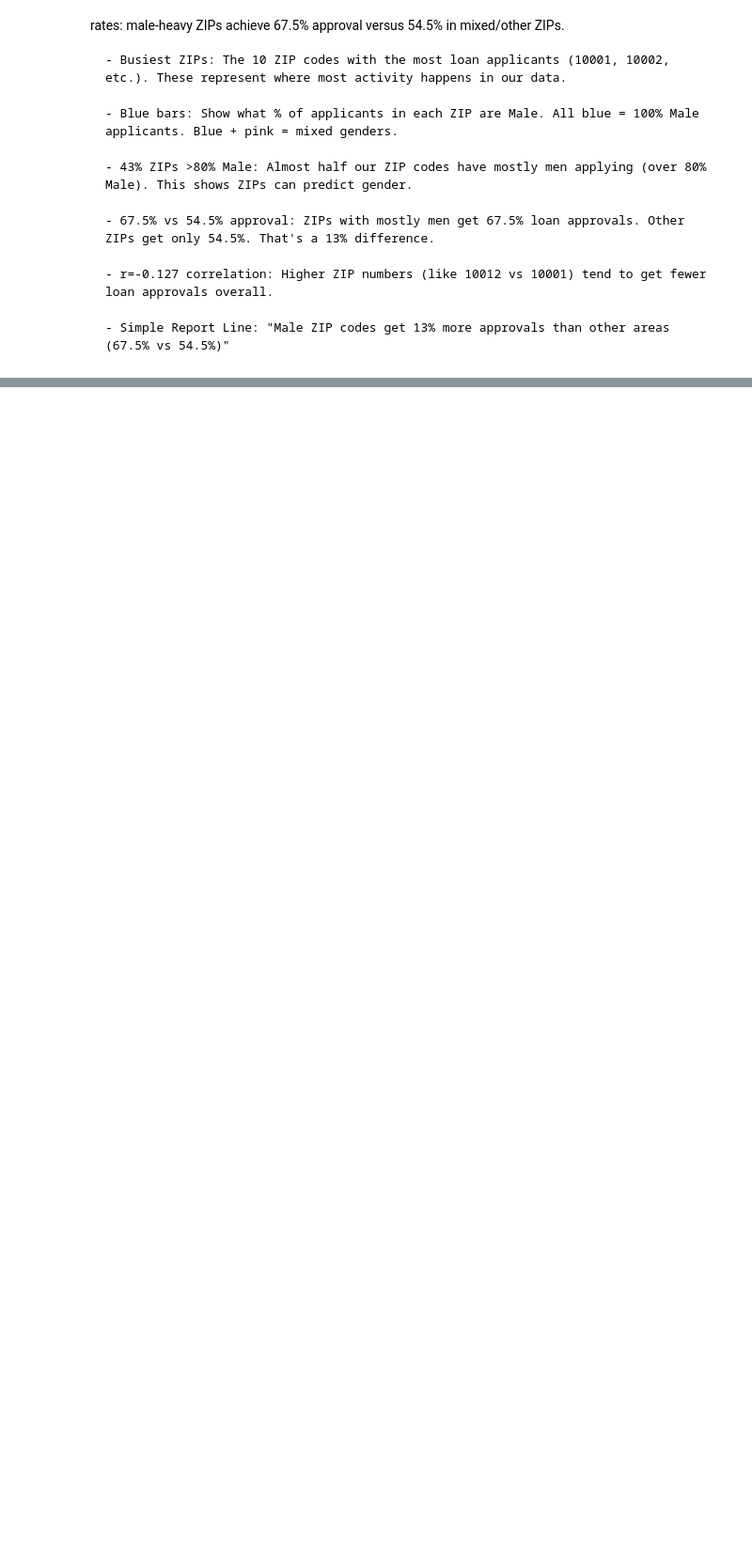
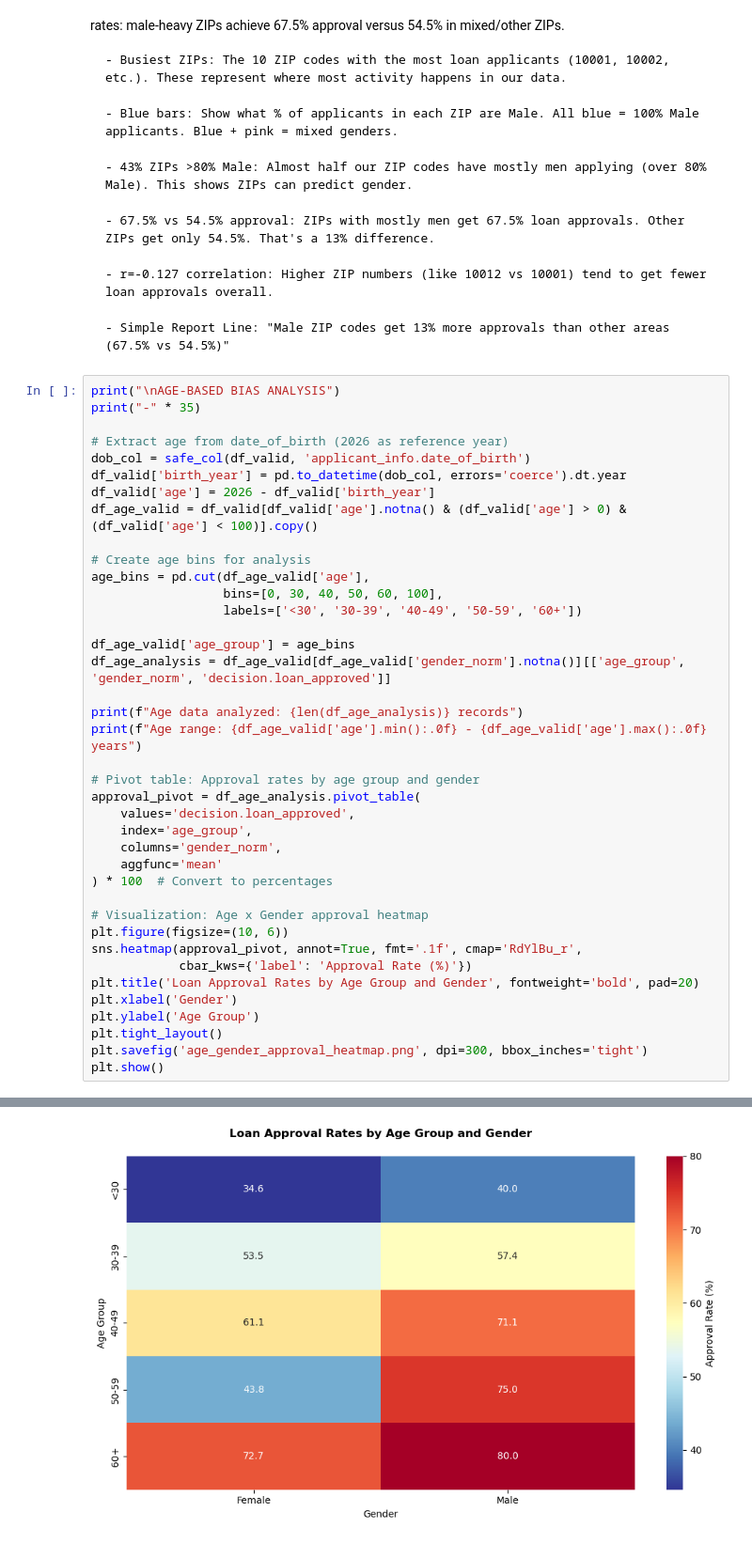
Before and after one commit to korbidietl/dego_gp_txc1, a Jupyter notebook: notebooks/02-bias-analysis.ipynb, the cells around one changed output, grey strips where cells are left out. Shown at 94% size. Saved outputs shown, nothing was run; the diff lists cells and outputs as text; blank space fills up the shorter version.

Commit message:
Age x Gender approval heatmap
Age analysis

```diff
--- a/notebooks/02-bias-analysis.ipynb
+++ b/notebooks/02-bias-analysis.ipynb
@@ -327,3 +327,43 @@ Our ZIP proxy analysis reveals clear geographic patterns acting as indirect sign
     - r=-0.127 correlation: Higher ZIP numbers (like 10012 vs 10001) tend to get fewer loan approvals overall.
 
     - Simple Report Line: "Male ZIP codes get 13% more approvals than other areas (67.5% vs 54.5%)"
+# %%
+print("\nAGE-BASED BIAS ANALYSIS")
+print("-" * 35)
+
+# Extract age from date_of_birth (2026 as reference year)
+dob_col = safe_col(df_valid, 'applicant_info.date_of_birth')
+df_valid['birth_year'] = pd.to_datetime(dob_col, errors='coerce').dt.year
+df_valid['age'] = 2026 - df_valid['birth_year']
+df_age_valid = df_valid[df_valid['age'].notna() & (df_valid['age'] > 0) & (df_valid['age'] < 100)].copy()
+
+# Create age bins for analysis
+age_bins = pd.cut(df_age_valid['age'],
+                  bins=[0, 30, 40, 50, 60, 100],
+                  labels=['<30', '30-39', '40-49', '50-59', '60+'])
+
+df_age_valid['age_group'] = age_bins
+df_age_analysis = df_age_valid[df_age_valid['gender_norm'].notna()][['age_group', 'gender_norm', 'decision.loan_approved']]
+
+print(f"Age data analyzed: {len(df_age_analysis)} records")
+print(f"Age range: {df_age_valid['age'].min():.0f} - {df_age_valid['age'].max():.0f} years")
+
+# Pivot table: Approval rates by age group and gender
+approval_pivot = df_age_analysis.pivot_table(
+    values='decision.loan_approved',
+    index='age_group',
+    columns='gender_norm',
+    aggfunc='mean'
+) * 100  # Convert to percentages
+
+# Visualization: Age x Gender approval heatmap
+plt.figure(figsize=(10, 6))
+sns.heatmap(approval_pivot, annot=True, fmt='.1f', cmap='RdYlBu_r',
+            cbar_kws={'label': 'Approval Rate (%)'})
+plt.title('Loan Approval Rates by Age Group and Gender', fontweight='bold', pad=20)
+plt.xlabel('Gender')
+plt.ylabel('Age Group')
+plt.tight_layout()
+plt.savefig('age_gender_approval_heatmap.png', dpi=300, bbox_inches='tight')
+plt.show()
+# %% [output]
@@ -329,0 +374 @@ Our ZIP proxy analysis reveals clear geographic patterns acting as indirect sign
+[figure, added]
```
Also changed, not shown: parts of 2 cells of this notebook, 1 other file.
